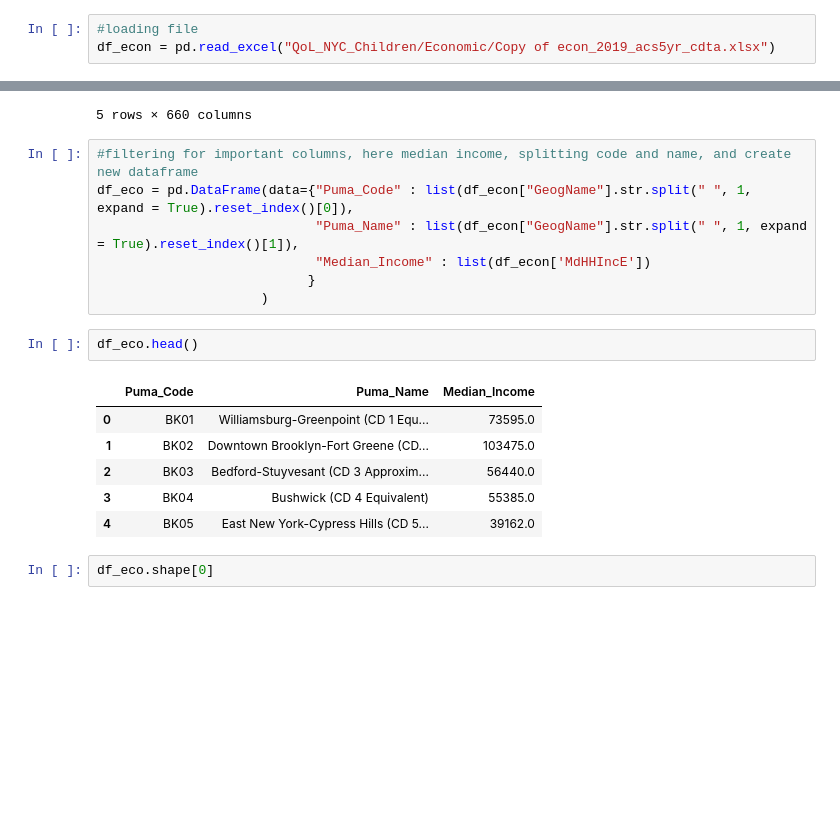
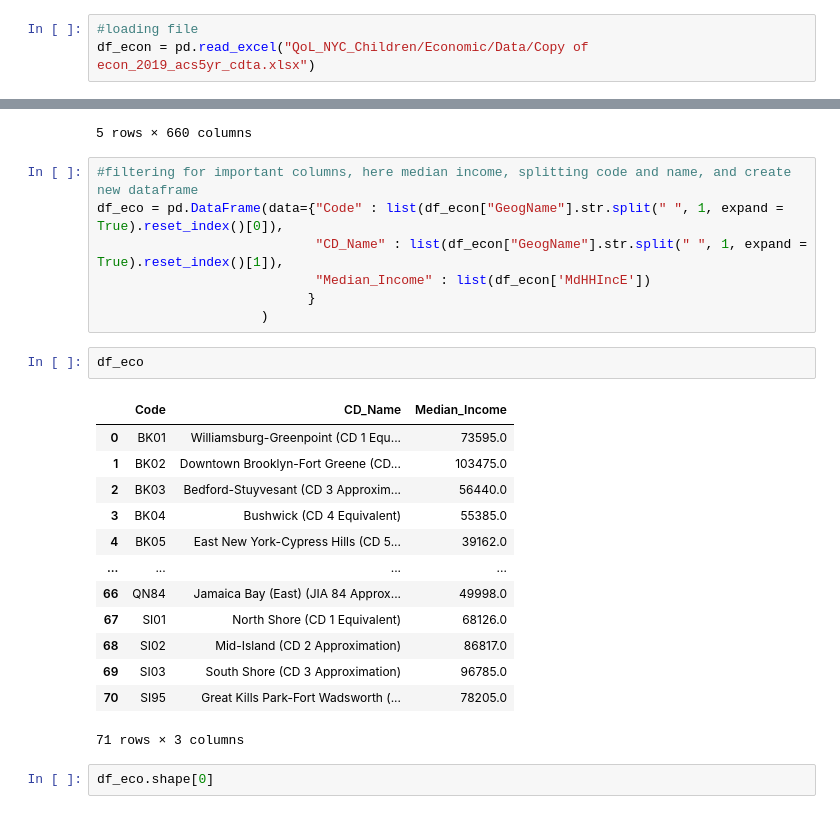
Before and after one commit to kirthi-b/QoL_NYC_Children, a Jupyter notebook: Economic/Data/Economic.ipynb, the cells around one changed output, grey strips where cells are left out. Drawn from its saved outputs; the diff is of its cells as text; blank space fills up the shorter version.

```diff
--- a/Economic/Data/Economic.ipynb
+++ b/Economic/Data/Economic.ipynb
@@ -14,6 +9,6 @@ Unpacking objects: 100% (45/45), done.
 # %%
 #loading file
-df_econ = pd.read_excel("QoL_NYC_Children/Economic/Copy of econ_2019_acs5yr_cdta.xlsx")
+df_econ = pd.read_excel("QoL_NYC_Children/Economic/Data/Copy of econ_2019_acs5yr_cdta.xlsx")
 # %%
 df_econ.head()
 # %% [output]
@@ -26,20 +21,27 @@ df_econ.head()
 5 rows × 660 columns
 # %%
 #filtering for important columns, here median income, splitting code and name, and create new dataframe
-df_eco = pd.DataFrame(data={"Puma_Code" : list(df_econ["GeogName"].str.split(" ", 1, expand = True).reset_index()[0]),
-                            "Puma_Name" : list(df_econ["GeogName"].str.split(" ", 1, expand = True).reset_index()[1]),
+df_eco = pd.DataFrame(data={"Code" : list(df_econ["GeogName"].str.split(" ", 1, expand = True).reset_index()[0]),
+                            "CD_Name" : list(df_econ["GeogName"].str.split(" ", 1, expand = True).reset_index()[1]),
                             "Median_Income" : list(df_econ['MdHHIncE'])
                            }
                      )
 # %%
-df_eco.head()
+df_eco
 # %% [output]
-|  | Puma_Code | Puma_Name | Median_Income |
+|  | Code | CD_Name | Median_Income |
 | 0 | BK01 | Williamsburg-Greenpoint (CD 1 Equ... | 73595.0 |
 | 1 | BK02 | Downtown Brooklyn-Fort Greene (CD... | 103475.0 |
 | 2 | BK03 | Bedford-Stuyvesant (CD 3 Approxim... | 56440.0 |
 | 3 | BK04 | Bushwick (CD 4 Equivalent) | 55385.0 |
 | 4 | BK05 | East New York-Cypress Hills (CD 5... | 39162.0 |
+| ... | ... | ... | ... |
+| 66 | QN84 | Jamaica Bay (East) (JIA 84 Approx... | 49998.0 |
+| 67 | SI01 | North Shore (CD 1 Equivalent) | 68126.0 |
+| 68 | SI02 | Mid-Island (CD 2 Approximation) | 86817.0 |
+| 69 | SI03 | South Shore (CD 3 Approximation) | 96785.0 |
+| 70 | SI95 | Great Kills Park-Fort Wadsworth (... | 78205.0 |
+71 rows × 3 columns
 # %%
 df_eco.shape[0]
 # %% [output]
```
Also changed, not shown: parts of 15 cells of this notebook, 19 other files.
